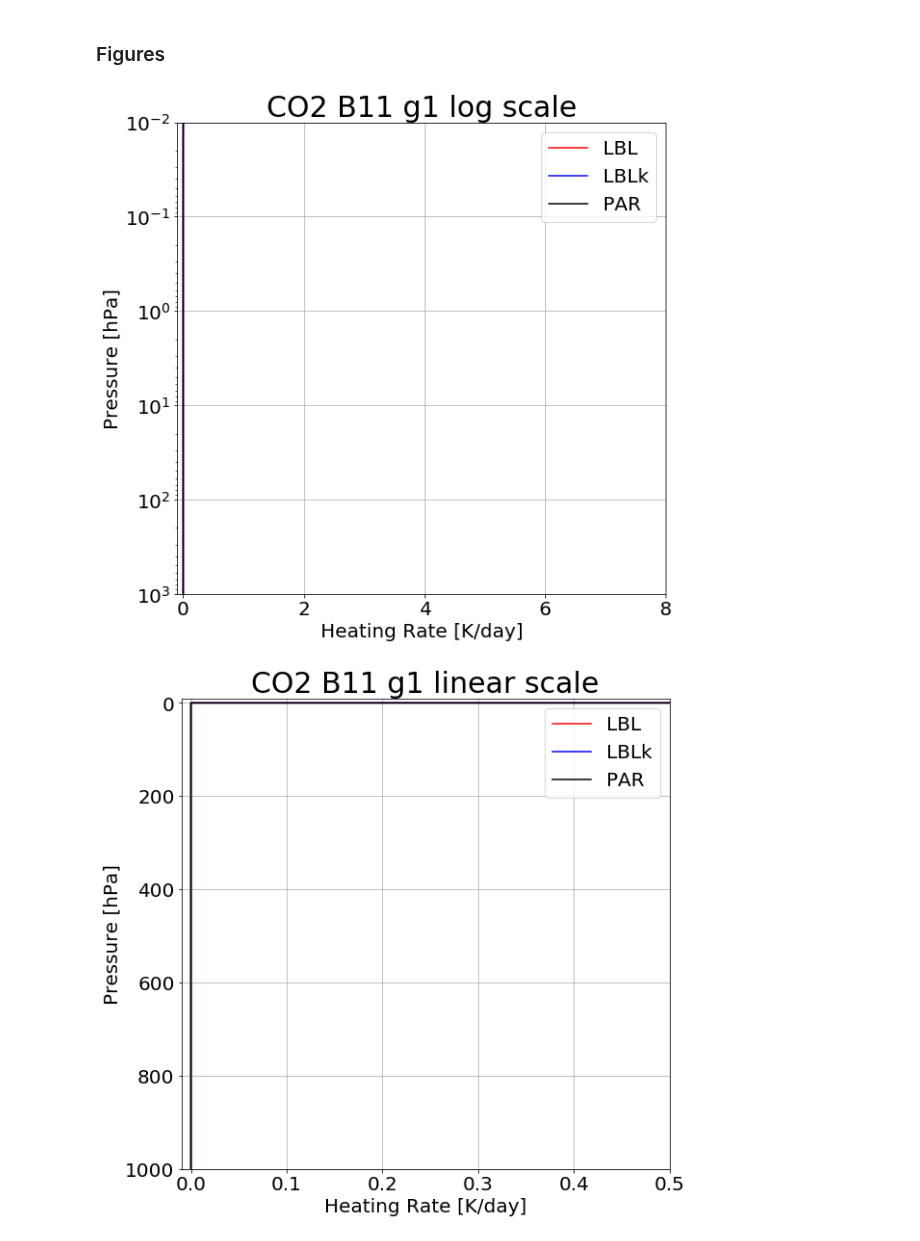
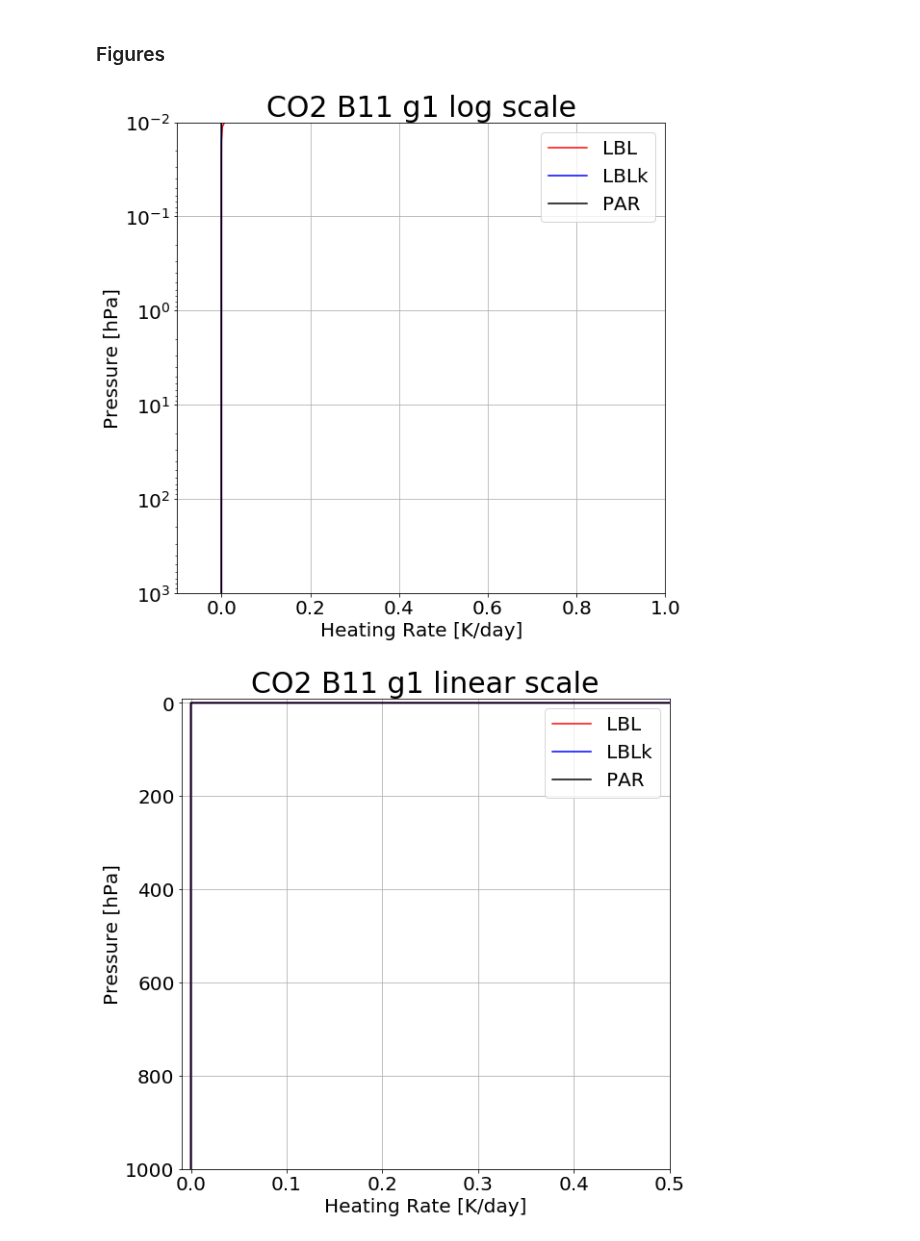
Before and after one commit to kimbuyo/Radiation_SW, a Jupyter notebook: Param/CO2/B11/190213_Result/CO2x1/CO2_B11_cosz1.0_saw75_result.ipynb, the cells around one changed output. Saved outputs shown, nothing was run; the diff lists cells and outputs as text; code cells hidden in the pictures.

```diff
--- a/Param/CO2/B11/190213_Result/CO2x1/CO2_B11_cosz1.0_saw75_result.ipynb
+++ b/Param/CO2/B11/190213_Result/CO2x1/CO2_B11_cosz1.0_saw75_result.ipynb
@@ -73,33 +73,33 @@ Download: CO2_B11_cosz1.0_saw75_flux.csv
 # %%
 htr = pd.read_table(path+'new_ng10_all.htr',header=None,sep="\s+",keep_default_na=False,
                     names=['hPa','LBL_g1','LBLk_g1','PAR_g1','LBL_g2','LBLk_g2','PAR_g2','LBL_g3','LBLk_g3','PAR_g3',
                           'LBL_g4','LBLk_g4','PAR_g4','LBL_g5','LBLk_g5','PAR_g5','LBL_g6','LBLk_g6','PAR_g6',
                           'LBL_g7','LBLk_g7','PAR_g7','LBL_g8','LBLk_g8','PAR_g8',
                           'LBL_g9','LBLk_g9','PAR_g9','LBL_g10','LBLk_g10','PAR_g10',
                           'LBL_tot','LBLk_tot','PAR_tot','LBLk - LBL','PAR - LBL'])
 
 params = {'figure.figsize': (20,9),'legend.fontsize': 20,'axes.labelsize': 20,'axes.titlesize': 30,'xtick.labelsize': 20,'ytick.labelsize': 20}
 plt.rcParams.update(params)
 
-max1 = 8
+max1 = 1
 max2 = 0.5
 
 # log scale
 plt.subplot(1,2,1)
 plt.axis([-0.1,max1,1000,0.01])
 plt.grid()
 plt.title('CO2 B11 g1 log scale')
 plt.ylabel('Pressure [hPa]')
 plt.xlabel('Heating Rate [K/day]')
 plt.yscale('log')
 plt.plot(htr['LBL_g1'],htr['hPa'],label='LBL',color='red')
 plt.plot(htr['LBLk_g1'],htr['hPa'],label='LBLk',color='blue')
 plt.plot(htr['PAR_g1'],htr['hPa'],label='PAR',color='black')
 plt.legend()
 
 plt.show()
 # %% [output]
-[figure, old version]
+[figure, new version]
 # %%
 # linear scale
 plt.subplot(1,2,2)
```
Also changed, not shown: parts of 10 cells of this notebook.
